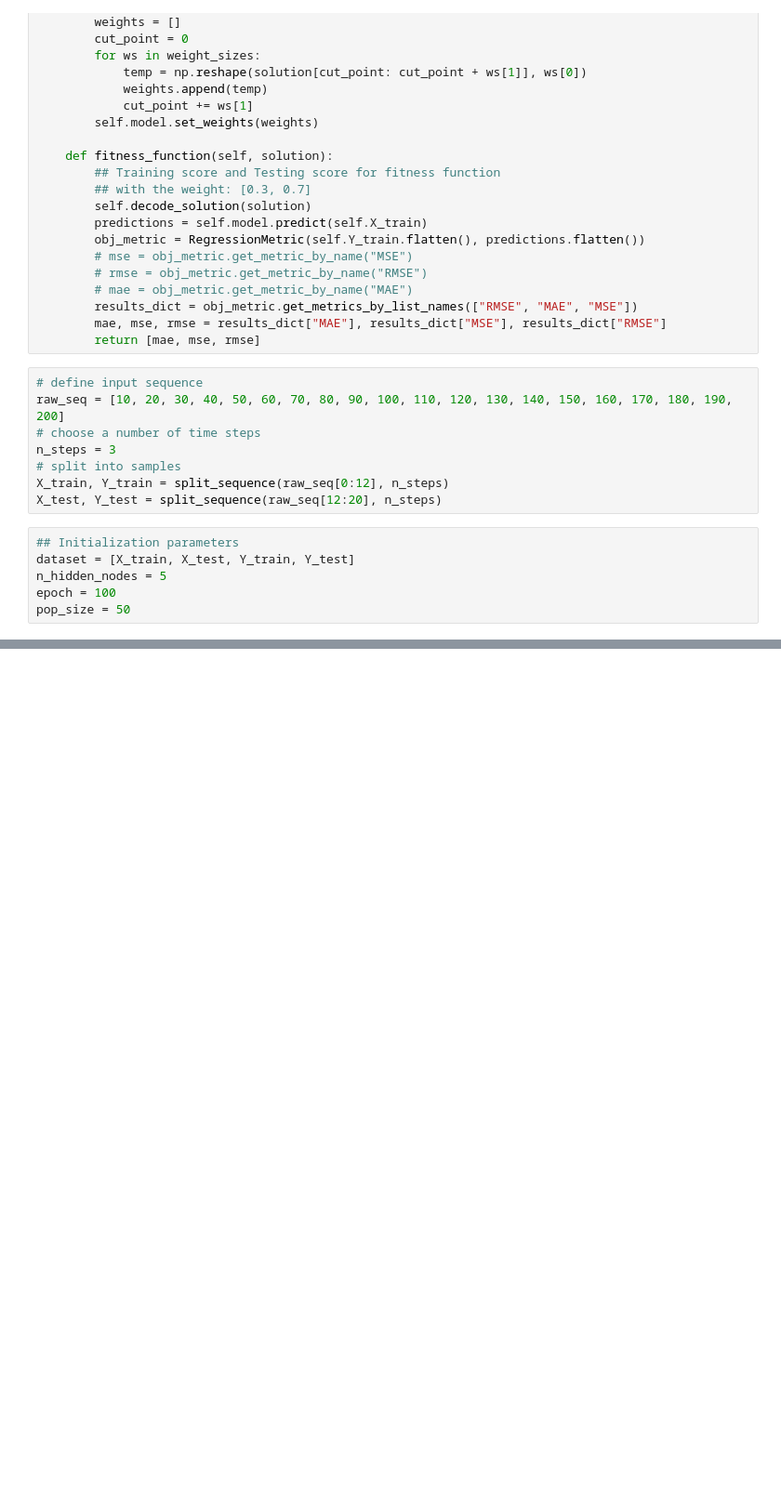
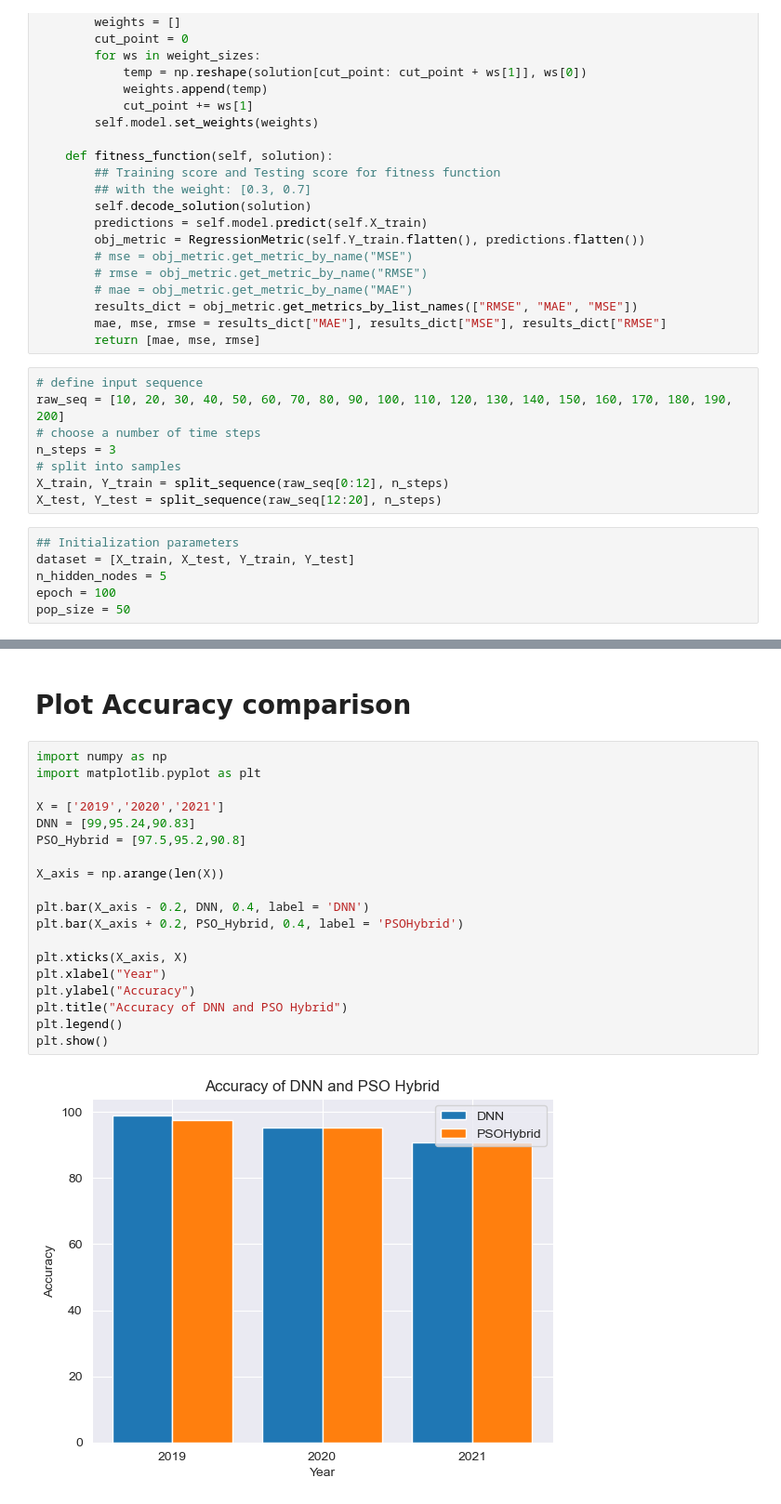
Before and after one commit to chaserobertson/credit-fraud, a Jupyter notebook: Concept drift.ipynb, the cells around one changed output, grey strips where cells are left out. Shown at 93% size. Drawn from its saved outputs; the diff is of its cells as text; blank space fills up the shorter version.

```diff
--- a/Concept drift.ipynb
+++ b/Concept drift.ipynb
@@ -830,0 +1001,23 @@ print(yhat)
+# %% [markdown]
+# Plot Accuracy comparison
+# %%
+import numpy as np
+import matplotlib.pyplot as plt
+
+X = ['2019','2020','2021']
+DNN = [99,95.24,90.83]
+PSO_Hybrid = [97.5,95.2,90.8]
+
+X_axis = np.arange(len(X))
+
+plt.bar(X_axis - 0.2, DNN, 0.4, label = 'DNN')
+plt.bar(X_axis + 0.2, PSO_Hybrid, 0.4, label = 'PSOHybrid')
+
+plt.xticks(X_axis, X)
+plt.xlabel("Year")
+plt.ylabel("Accuracy")
+plt.title("Accuracy of DNN and PSO Hybrid")
+plt.legend()
+plt.show()
+# %% [output]
+[figure, added]
```
Also changed, not shown: parts of 50 cells of this notebook.
